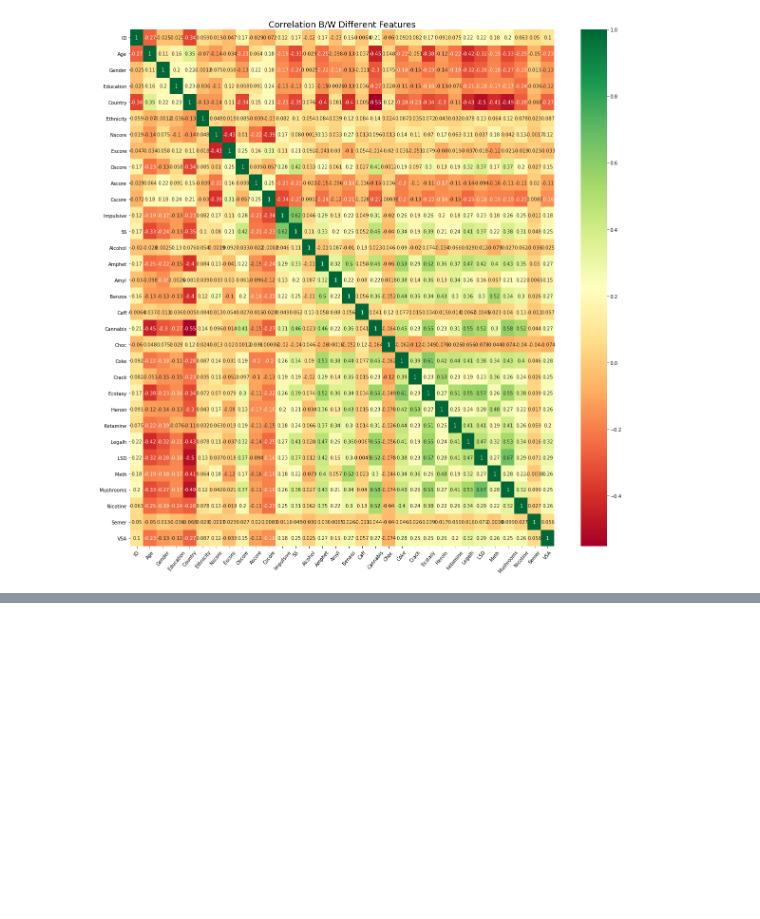
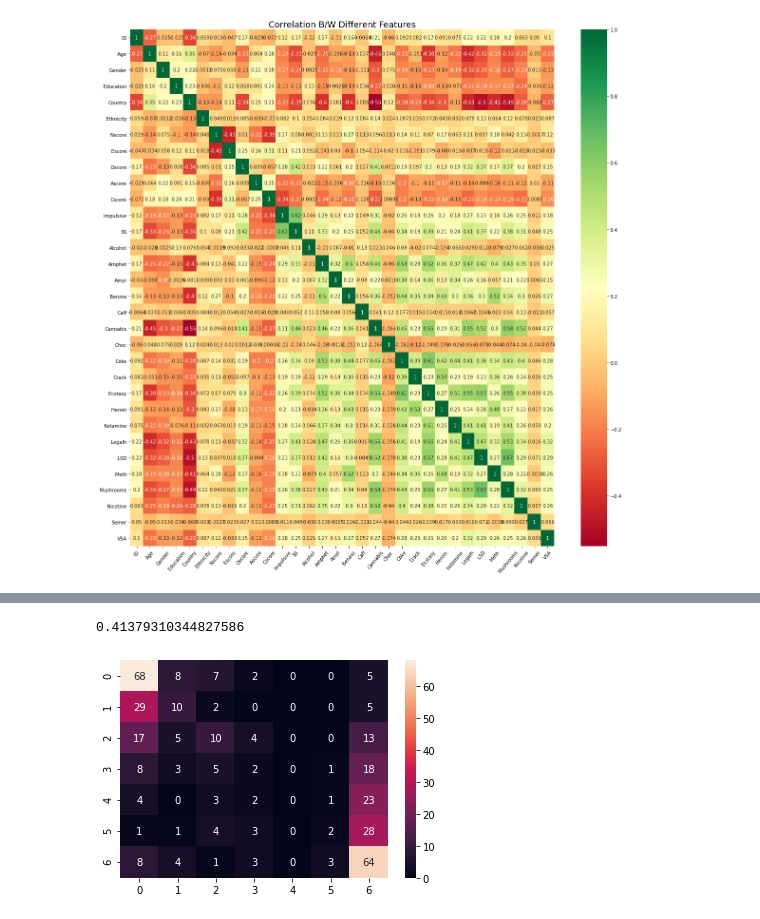
Before and after one commit to ArthurVarez/FinalProject_Python, a Jupyter notebook: main.ipynb, the cells around one changed output, grey strips where cells are left out. Drawn from its saved outputs; the diff is of its cells as text; code cells hidden in the pictures; blank space fills up the shorter version.

```diff
--- a/main.ipynb
+++ b/main.ipynb
@@ -465,0 +525,11 @@ we can see there a strong correlation for some drugs, it was expected because fo
+# %%
+from sklearn.metrics import confusion_matrix
+knn = KNeighborsClassifier(sorted_d[0][0])
+knn.fit(X_train,y_train.values.ravel())
+final_pred = knn.predict(X_test)
+
+sns.heatmap(confusion_matrix(y_test,final_pred),annot=True)
+print(accuracy_score(y_test,final_pred))
+# %% [output]
+0.41379310344827586
+[figure, added]
```
Also changed, not shown: parts of 20 cells of this notebook.
